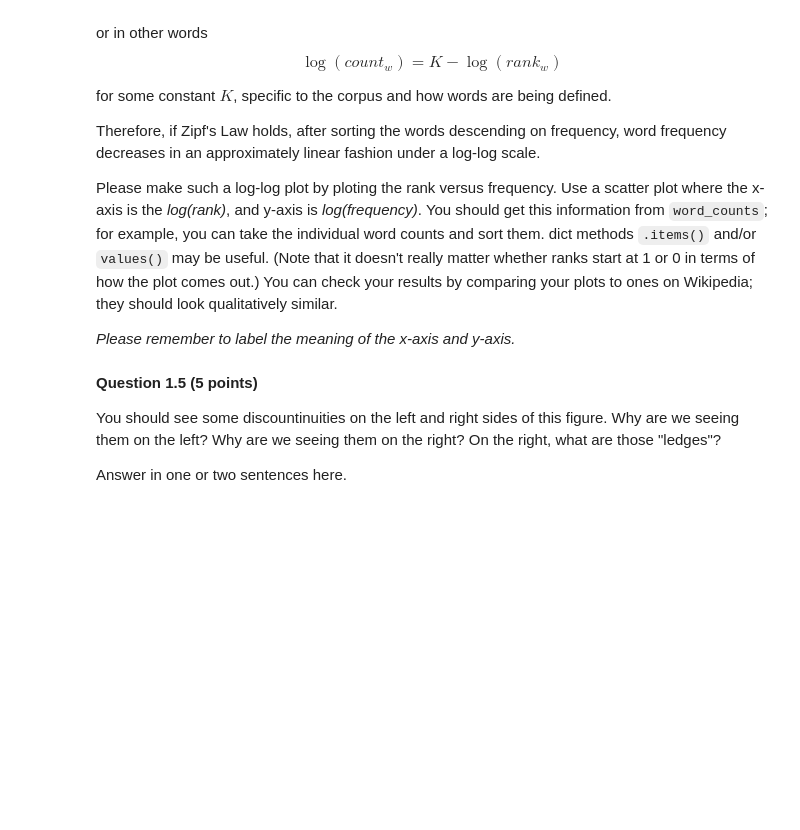
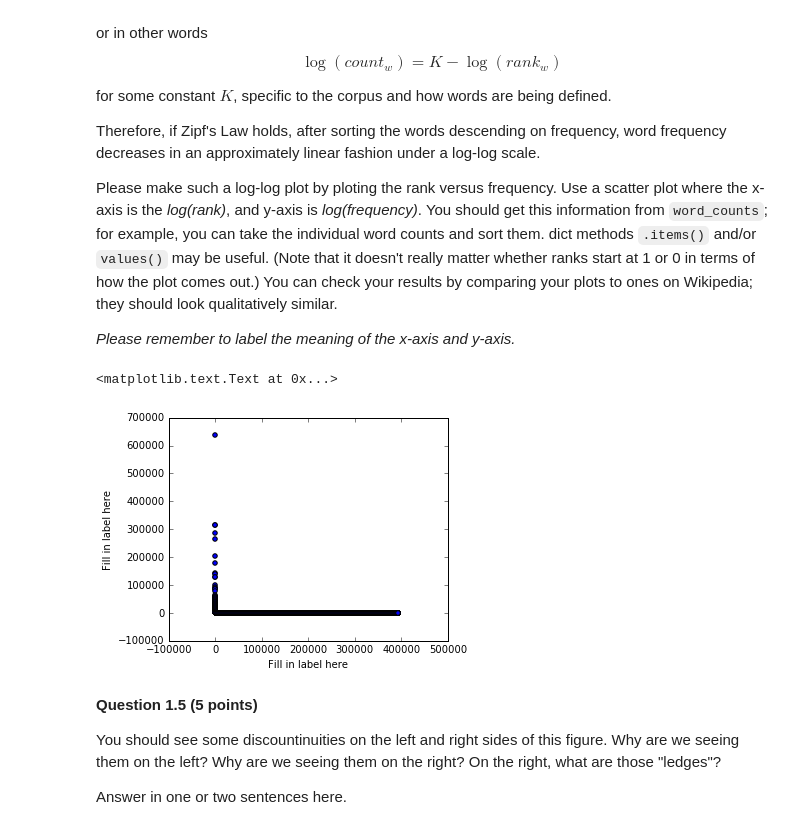
Before and after one commit to abhaydoke09/Natural-Language-Processing-585, a Jupyter notebook: Hw1/hw_1.ipynb, the cells around one changed output. Cells and saved outputs as stored; diff of their text form; code cells hidden in the pictures; blank space fills up the shorter version.

```diff
--- a/Hw1/hw_1.ipynb
+++ b/Hw1/hw_1.ipynb
@@ -169,15 +169,21 @@ Please make such a log-log plot by ploting the rank versus frequency.  Use a sca
 # %%
 import math
 x = []
 y = []
 X_LABEL = "Fill in label here"
 Y_LABEL = "Fill in label here"
 
 # implement me! you should fill the x and y arrays. Add your code here
-
+rank_counts = sorted(word_counts.values(), reverse=True)
+for i in xrange(len(rank_counts)):
+    x.append(i+1)
+    y.append(rank_counts[i])
 plt.scatter(x, y)
 plt.xlabel(X_LABEL)
 plt.ylabel(Y_LABEL)
+# %% [output]
+<matplotlib.text.Text at 0x...>
+[figure, added]
 # %% [markdown]
 **Question 1.5 (5 points)**
 
```
